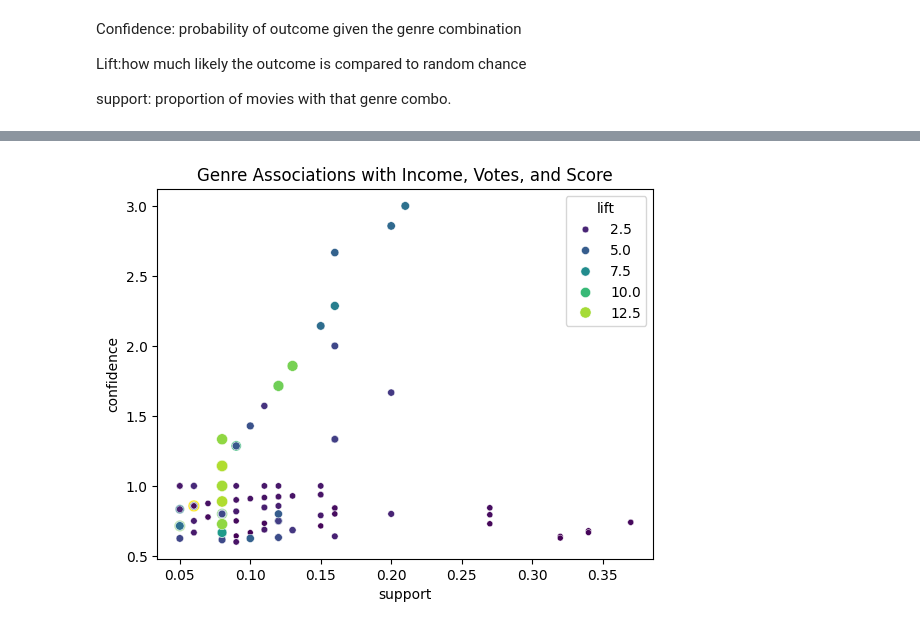
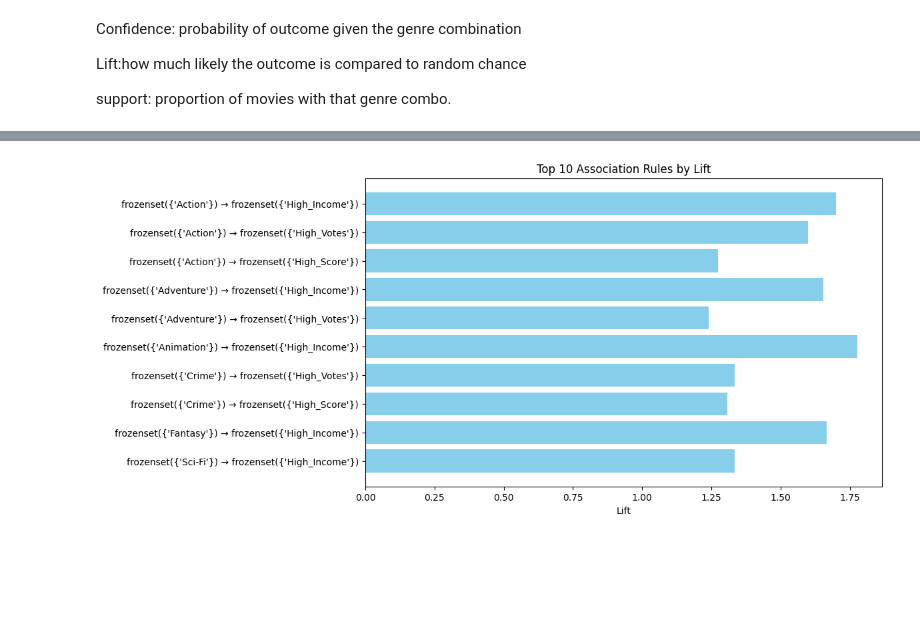
Before and after one commit to AyaUchiv/IDMB_MOVIE_DATASET, a Jupyter notebook: ANALYSIS/idmb_analysis.ipynb, the cells around one changed output, grey strips where cells are left out. Drawn from its saved outputs; the diff is of its cells as text; code cells hidden in the pictures; blank space fills up the shorter version.

```diff
--- a/ANALYSIS/idmb_analysis.ipynb
+++ b/ANALYSIS/idmb_analysis.ipynb
@@ -383,0 +288,14 @@ dtype: int64
+# %%
+# If 'Genre' column contains 'Adventure, Animation, Fantasy'
+idmb['Genre'] = idmb['Genrë¨'].str.split(', ')
+
+# Then drop duplicates and keep one list per movie
+transactions = idmb['Genre'].tolist()
+
+
+# Step 3: Encode the transactions
+te = TransactionEncoder()
+te_array = te.fit(transactions).transform(transactions)
+df_encoded = pd.DataFrame(te_array, columns=te.columns_)
+
+df_encoded
@@ -416,6 +326,6 @@ votes_threshold = idmb['Votes'].median()
 score_threshold = idmb['Score'].median()
 
 #setting maximum values for each objective
-idmb['High_Income'] = idmb['Income'] >= income_threshold
-idmb['High_Votes'] = idmb['Votes'] >= votes_threshold
-idmb['High_Score'] = idmb['Score'] >= score_threshold
+df_encoded['High_Income'] = idmb['Income'] >= income_threshold
+df_encoded['High_Votes'] = idmb['Votes'] >= votes_threshold
+df_encoded['High_Score'] = idmb['Score'] >= score_threshold
@@ -434,10 +342,10 @@ genre_features.head()
 # %%
 #generate frequent itemsets
-frequent_items = apriori(genre_features, min_support = 0.05, use_colnames = True)
+frequent_items = apriori(df_encoded, min_support = 0.05, use_colnames = True)
 
 #generating rules with at least one of the target labels as the consequent
 rules = association_rules(frequent_items, metric = 'confidence', min_threshold = 0.6)
 
-rules
+rules.sort_values(by= 'confidence', ascending = False).head(10)
 # %% [output]
 |  | antecedents | consequents | antecedent support | consequent support | support | confidence | lift | ... |
@@ -495,9 +415,13 @@ rules_target.sort_values(by = 'lift', ascending = False).head(10)
 # %%
-import seaborn as sns
-import matplotlib.pyplot as plt
+# Top 10 rules by lift
+top_rules = rules_target.head(10)
 
-sns.scatterplot(data=rules_target, x='support', y='confidence', size='lift', hue='lift', palette='viridis')
-plt.title('Genre Associations with Income, Votes, and Score')
+plt.figure(figsize=(10,6))
+plt.barh(range(len(top_rules)), top_rules['lift'], color='skyblue')
+plt.yticks(range(len(top_rules)), top_rules['antecedents'].astype(str) + " → " + top_rules['consequents'].astype(str))
+plt.xlabel('Lift')
+plt.title('Top 10 Association Rules by Lift')
+plt.gca().invert_yaxis()
 plt.show()
 # %% [output]
-[figure, old version]
+[figure, new version]
```
Also changed, not shown: parts of 15 cells of this notebook.
